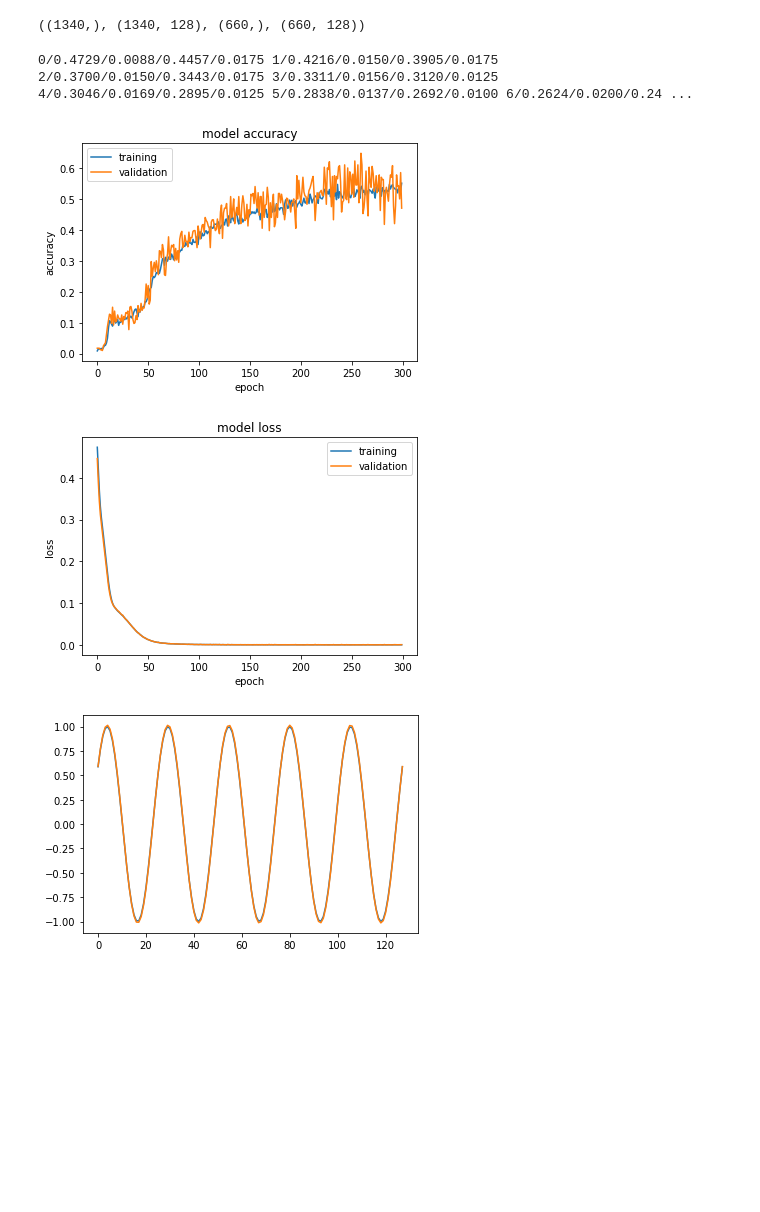
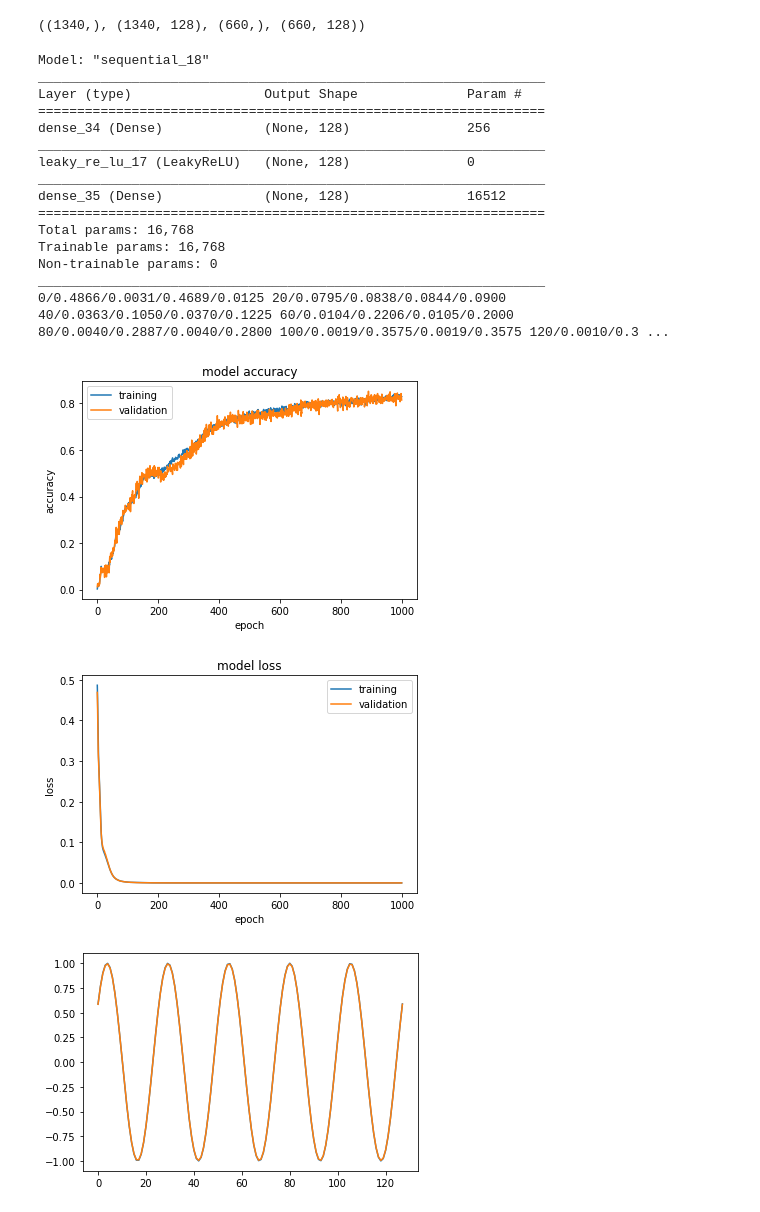
Before and after one commit to atobe/intro_to_dl_shared, a Jupyter notebook: 03 sine curve from phase.ipynb, the cells around one changed output. Drawn from its saved outputs; the diff is of its cells as text; code cells hidden in the pictures; blank space fills up the shorter version.

Commit message:
model summaries

```diff
--- a/03 sine curve from phase.ipynb
+++ b/03 sine curve from phase.ipynb
@@ -85,28 +80,43 @@ def plot_training_history(history, model):
 # %%
 from tensorflow.keras.callbacks import Callback
 class MyCallback(Callback):
     def on_epoch_end(self, epoch, logs=None):
-        print('{:d}/{:.4f}/{:.4f}/{:.4f}/{:.4f} '.format(epoch, logs['loss'], logs['accuracy'],
-            logs['val_loss'], logs['val_accuracy']), end='')
+        if epoch % 20 == 0:
+            print('{:d}/{:.4f}/{:.4f}/{:.4f}/{:.4f} '.format(epoch, logs['loss'], logs['accuracy'],
+                logs['val_loss'], logs['val_accuracy']), end='')
 
 test_data = x_test
 test_labels = y_test
 
 model = Sequential()
 model.add(Input(shape=(1,)))
 model.add(Dense(units=N_POINTS))
 model.add(LeakyReLU(alpha=0.03))
 model.add(Dense(units=N_POINTS))
 
-model.compile(optimizer="rmsprop", loss='mean_squared_error', metrics=['accuracy'])
-# model.summary()
+model.compile(optimizer="adam", loss='mse', metrics=['accuracy'])
+model.summary()
 
-history = model.fit(xs, ys, batch_size=64, epochs=300, verbose=0, validation_split=.2, callbacks=[MyCallback()])
+history = model.fit(xs, ys, batch_size=64, epochs=1000, verbose=0, validation_split=.2, callbacks=[MyCallback()])
 plot_training_history(history, model)
 # %% [output]
-0/0.4729/0.0088/0.4457/0.0175 1/0.4216/0.0150/0.3905/0.0175 2/0.3700/0.0150/0.3443/0.0175 3/0.3311/0.0156/0.3120/0.0125 4/0.3046/0.0169/0.2895/0.0125 5/0.2838/0.0137/0.2692/0.0100 6/0.2624/0.0200/0.24 ...
+Model: "sequential_18"
+_________________________________________________________________
+Layer (type)                 Output Shape              Param #
+=================================================================
+dense_34 (Dense)             (None, 128)               256
+_________________________________________________________________
+leaky_re_lu_17 (LeakyReLU)   (None, 128)               0
+_________________________________________________________________
+dense_35 (Dense)             (None, 128)               16512
+=================================================================
+Total params: 16,768
+Trainable params: 16,768
+Non-trainable params: 0
+_________________________________________________________________
+0/0.4866/0.0031/0.4689/0.0125 20/0.0795/0.0838/0.0844/0.0900 40/0.0363/0.1050/0.0370/0.1225 60/0.0104/0.2206/0.0105/0.2000 80/0.0040/0.2887/0.0040/0.2800 100/0.0019/0.3575/0.0019/0.3575 120/0.0010/0.3 ...
-[figure, old version]
+[figure, new version]
-[figure, old version]
+[figure, new version]
 # %%
 # looks pretty good
 phase_frac = 0.1
@@ -114,7 +124,7 @@ ys = gen_example(phase_frac, 5)
 plt.plot(ys)
 _ = plt.plot(model.predict([phase_frac])[0])
 # %% [output]
-[figure, old version]
+[figure, new version]
 # %%
 # clearly some issues, see the wobble at the top when all curves should reach same amplitude
 for phase_frac in np.arange(0.0, 1.0, 0.2):
```
Also changed, not shown: parts of 4 cells of this notebook, 1 other file.
